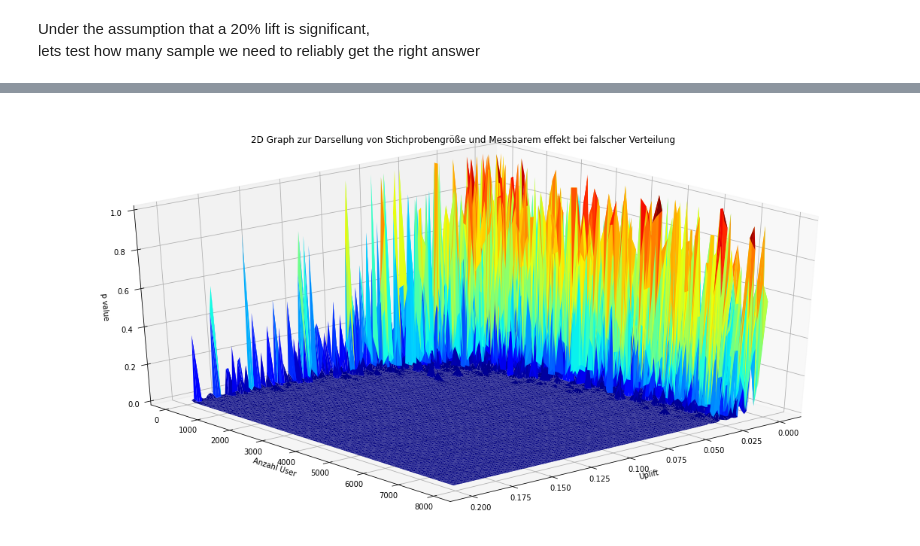
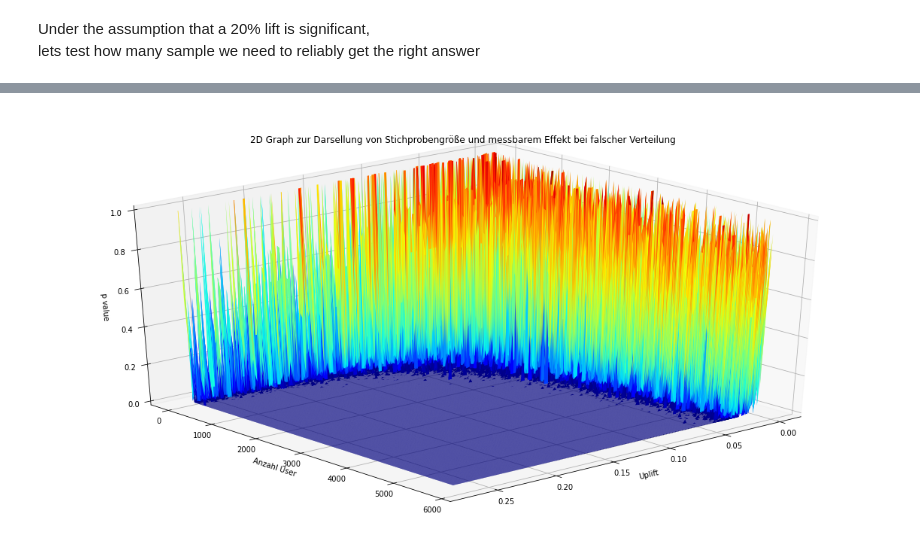
Before and after one commit to Ethuer/DataBlog, a Jupyter notebook: General/AB testing Teil 2.ipynb, the cells around one changed output, grey strips where cells are left out. Saved outputs shown, nothing was run; the diff lists cells and outputs as text; code cells hidden in the pictures.

```diff
--- a/General/AB testing Teil 2.ipynb
+++ b/General/AB testing Teil 2.ipynb
@@ -266,3 +222,6 @@ p_val_norm.head()
+# %%
+p_val_binom.dropna(inplace=True)
+p_val_norm.dropna(inplace=True)
 # %%
 from mpl_toolkits.mplot3d import Axes3D
 # %%
@@ -300,14 +259,14 @@ plt.show()
 # %%
 fig = plt.figure(figsize=(20,10))
 ax = fig.gca(projection='3d')
 # Other palette
 ax.plot_trisurf(p_val_norm['lift'],p_val_norm['users'], p_val_norm['pval'], cmap=plt.cm.jet, linewidth=0.01)
 
-ax.set_title("2D Graph zur Darsellung von Stichprobengröße und Messbarem effekt bei falscher Verteilung")
+ax.set_title("2D Graph zur Darsellung von Stichprobengröße und messbarem Effekt bei falscher Verteilung")
 ax.set(xlabel='Uplift', ylabel='Anzahl User',zlabel='p value')
 # Rotate it
 ax.view_init(30, 49)
 
 plt.show()
 # %% [output]
-[figure, old version]
+[figure, new version]
```
Also changed, not shown: parts of 37 cells of this notebook.
